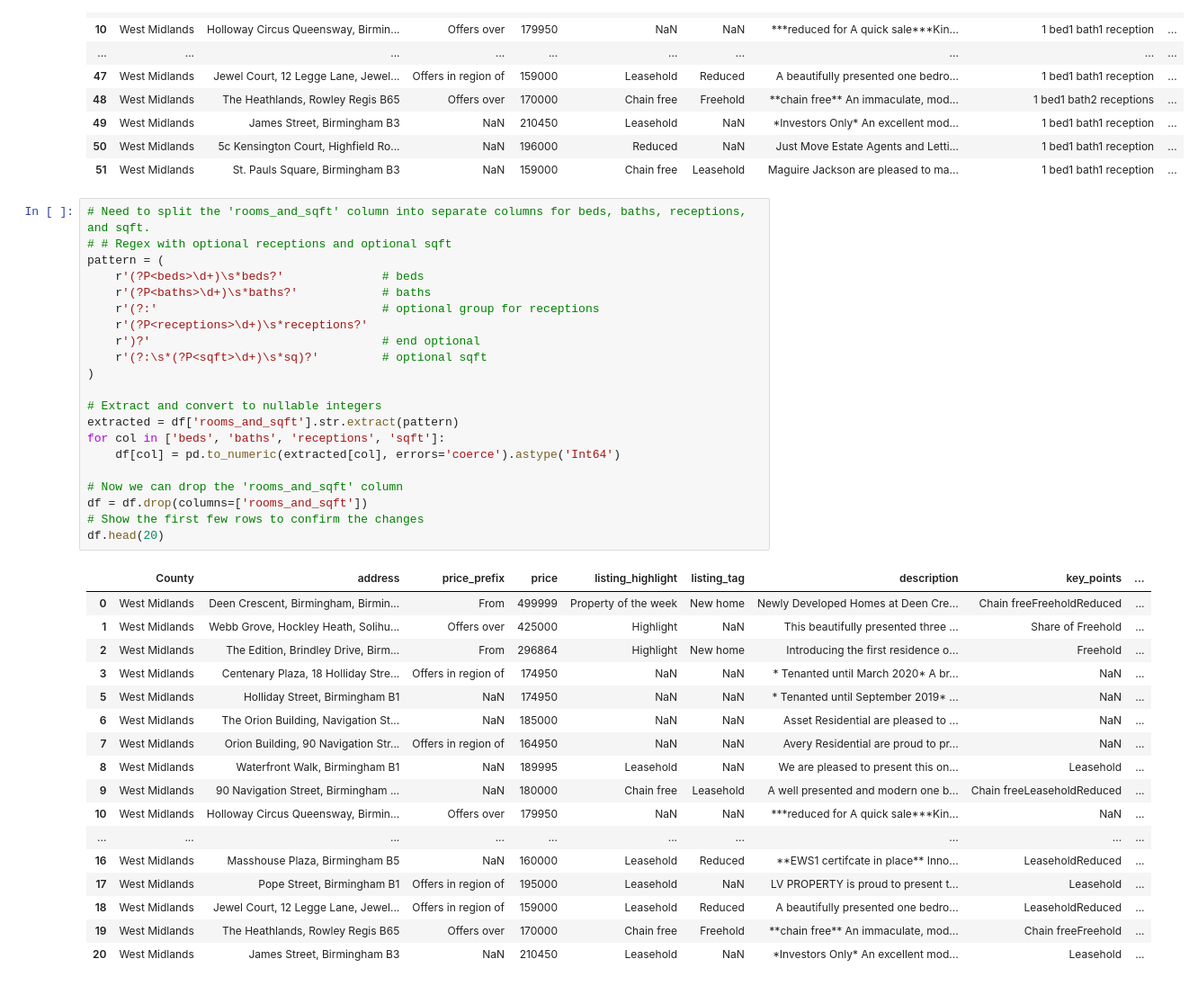
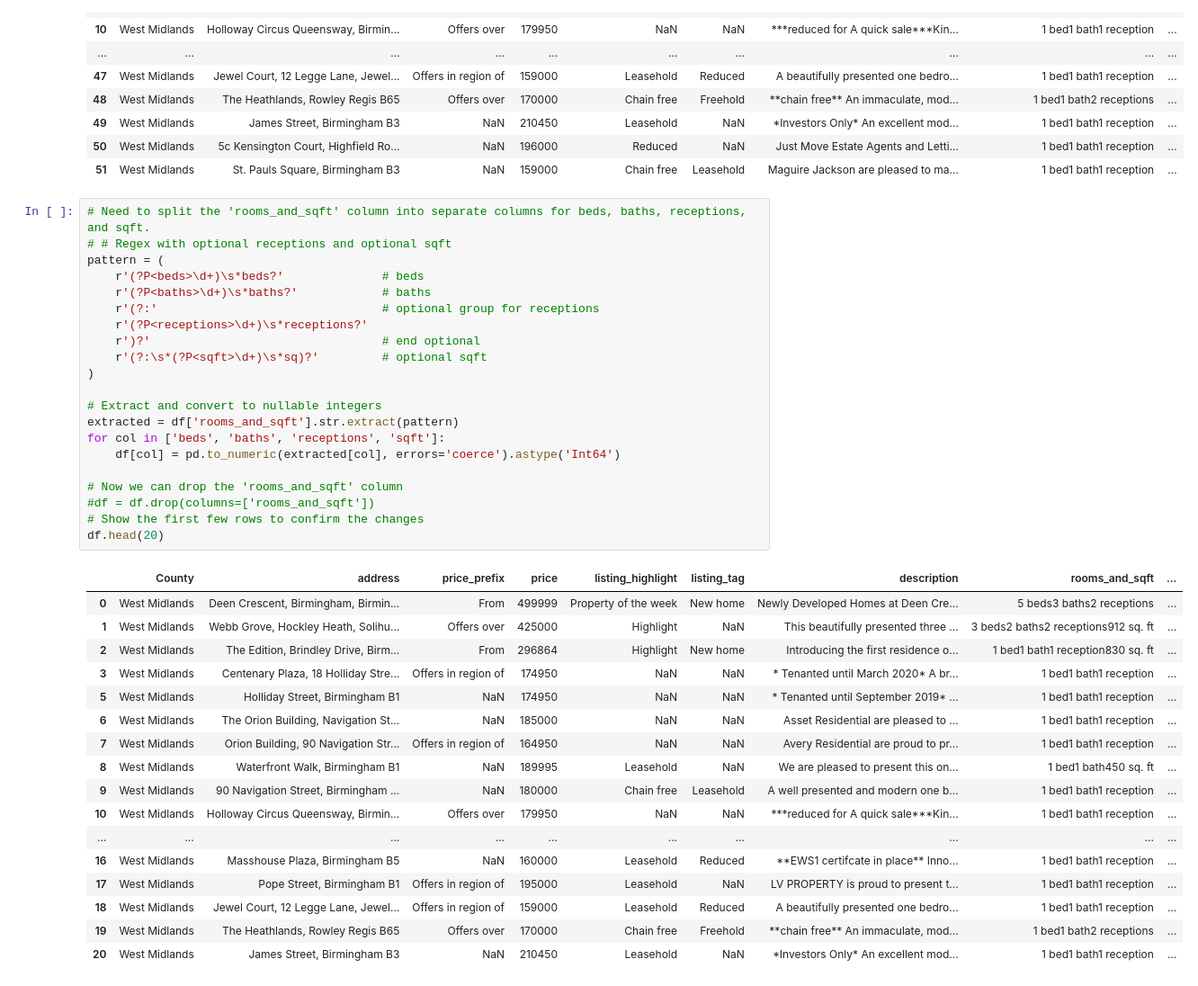
Before and after one commit to maleeper/how-to-use-jupyter-notebooks, a Jupyter notebook: jupyter_notebook/houses_for_sale.ipynb, the cells around one changed output. Shown at 90% size. Saved outputs shown, nothing was run; the diff lists cells and outputs as text.

```diff
--- a/jupyter_notebook/houses_for_sale.ipynb
+++ b/jupyter_notebook/houses_for_sale.ipynb
@@ -355,42 +355,42 @@ df.head(50)
 # %%
 # Need to split the 'rooms_and_sqft' column into separate columns for beds, baths, receptions, and sqft.
 # # Regex with optional receptions and optional sqft
 pattern = (
     r'(?P<beds>\d+)\s*beds?'              # beds
     r'(?P<baths>\d+)\s*baths?'            # baths
     r'(?:'                                # optional group for receptions
     r'(?P<receptions>\d+)\s*receptions?'
     r')?'                                 # end optional
     r'(?:\s*(?P<sqft>\d+)\s*sq)?'         # optional sqft
 )
 
 # Extract and convert to nullable integers
 extracted = df['rooms_and_sqft'].str.extract(pattern)
 for col in ['beds', 'baths', 'receptions', 'sqft']:
     df[col] = pd.to_numeric(extracted[col], errors='coerce').astype('Int64')
 
 # Now we can drop the 'rooms_and_sqft' column
-df = df.drop(columns=['rooms_and_sqft'])
+#df = df.drop(columns=['rooms_and_sqft'])
 # Show the first few rows to confirm the changes
 df.head(20)
 # %% [output]
-|  | County | address | price_prefix | price | listing_highlight | listing_tag | description | key_points | ... |
-| 0 | West Midlands | Deen Crescent, Birmingham, Birmin... | From | 499999 | Property of the week | New home | Newly Developed Homes at Deen Cre... | Chain freeFreeholdReduced | ... |
-| 1 | West Midlands | Webb Grove, Hockley Heath, Solihu... | Offers over | 425000 | Highlight | NaN | This beautifully presented three ... | Share of Freehold | ... |
-| 2 | West Midlands | The Edition, Brindley Drive, Birm... | From | 296864 | Highlight | New home | Introducing the first residence o... | Freehold | ... |
-| 3 | West Midlands | Centenary Plaza, 18 Holliday Stre... | Offers in region of | 174950 | NaN | NaN | * Tenanted until March 2020* A br... | NaN | ... |
-| 5 | West Midlands | Holliday Street, Birmingham B1 | NaN | 174950 | NaN | NaN | * Tenanted until September 2019* ... | NaN | ... |
-| 6 | West Midlands | The Orion Building, Navigation St... | NaN | 185000 | NaN | NaN | Asset Residential are pleased to ... | NaN | ... |
-| 7 | West Midlands | Orion Building, 90 Navigation Str... | Offers in region of | 164950 | NaN | NaN | Avery Residential are proud to pr... | NaN | ... |
-| 8 | West Midlands | Waterfront Walk, Birmingham B1 | NaN | 189995 | Leasehold | NaN | We are pleased to present this on... | Leasehold | ... |
-| 9 | West Midlands | 90 Navigation Street, Birmingham ... | NaN | 180000 | Chain free | Leasehold | A well presented and modern one b... | Chain freeLeaseholdReduced | ... |
-| 10 | West Midlands | Holloway Circus Queensway, Birmin... | Offers over | 179950 | NaN | NaN | ***reduced for A quick sale***Kin... | NaN | ... |
+|  | County | address | price_prefix | price | listing_highlight | listing_tag | description | rooms_and_sqft | ... |
+| 0 | West Midlands | Deen Crescent, Birmingham, Birmin... | From | 499999 | Property of the week | New home | Newly Developed Homes at Deen Cre... | 5 beds3 baths2 receptions | ... |
+| 1 | West Midlands | Webb Grove, Hockley Heath, Solihu... | Offers over | 425000 | Highlight | NaN | This beautifully presented three ... | 3 beds2 baths2 receptions912 sq. ft | ... |
+| 2 | West Midlands | The Edition, Brindley Drive, Birm... | From | 296864 | Highlight | New home | Introducing the first residence o... | 1 bed1 bath1 reception830 sq. ft | ... |
+| 3 | West Midlands | Centenary Plaza, 18 Holliday Stre... | Offers in region of | 174950 | NaN | NaN | * Tenanted until March 2020* A br... | 1 bed1 bath1 reception | ... |
+| 5 | West Midlands | Holliday Street, Birmingham B1 | NaN | 174950 | NaN | NaN | * Tenanted until September 2019* ... | 1 bed1 bath1 reception | ... |
+| 6 | West Midlands | The Orion Building, Navigation St... | NaN | 185000 | NaN | NaN | Asset Residential are pleased to ... | 1 bed1 bath1 reception | ... |
+| 7 | West Midlands | Orion Building, 90 Navigation Str... | Offers in region of | 164950 | NaN | NaN | Avery Residential are proud to pr... | 1 bed1 bath1 reception | ... |
+| 8 | West Midlands | Waterfront Walk, Birmingham B1 | NaN | 189995 | Leasehold | NaN | We are pleased to present this on... | 1 bed1 bath450 sq. ft | ... |
+| 9 | West Midlands | 90 Navigation Street, Birmingham ... | NaN | 180000 | Chain free | Leasehold | A well presented and modern one b... | 1 bed1 bath1 reception | ... |
+| 10 | West Midlands | Holloway Circus Queensway, Birmin... | Offers over | 179950 | NaN | NaN | ***reduced for A quick sale***Kin... | 1 bed1 bath1 reception | ... |
 | ... | ... | ... | ... | ... | ... | ... | ... | ... | ... |
-| 16 | West Midlands | Masshouse Plaza, Birmingham B5 | NaN | 160000 | Leasehold | Reduced | **EWS1 certifcate in place** Inno... | LeaseholdReduced | ... |
-| 17 | West Midlands | Pope Street, Birmingham B1 | Offers in region of | 195000 | Leasehold | NaN | LV PROPERTY is proud to present t... | Leasehold | ... |
-| 18 | West Midlands | Jewel Court, 12 Legge Lane, Jewel... | Offers in region of | 159000 | Leasehold | Reduced | A beautifully presented one bedro... | LeaseholdReduced | ... |
-| 19 | West Midlands | The Heathlands, Rowley Regis B65 | Offers over | 170000 | Chain free | Freehold | **chain free** An immaculate, mod... | Chain freeFreehold | ... |
-| 20 | West Midlands | James Street, Birmingham B3 | NaN | 210450 | Leasehold | NaN | *Investors Only* An excellent mod... | Leasehold | ... |
+| 16 | West Midlands | Masshouse Plaza, Birmingham B5 | NaN | 160000 | Leasehold | Reduced | **EWS1 certifcate in place** Inno... | 1 bed1 bath1 reception | ... |
+| 17 | West Midlands | Pope Street, Birmingham B1 | Offers in region of | 195000 | Leasehold | NaN | LV PROPERTY is proud to present t... | 1 bed1 bath1 reception | ... |
+| 18 | West Midlands | Jewel Court, 12 Legge Lane, Jewel... | Offers in region of | 159000 | Leasehold | Reduced | A beautifully presented one bedro... | 1 bed1 bath1 reception | ... |
+| 19 | West Midlands | The Heathlands, Rowley Regis B65 | Offers over | 170000 | Chain free | Freehold | **chain free** An immaculate, mod... | 1 bed1 bath2 receptions | ... |
+| 20 | West Midlands | James Street, Birmingham B3 | NaN | 210450 | Leasehold | NaN | *Investors Only* An excellent mod... | 1 bed1 bath1 reception | ... |
 # %%
 # We now to convert the 'key_points' column to a list strings separated by commas using the fact that
 #df['key_points'] = df['key_points'].str.split(',').apply(lambda x:
```
Also changed, not shown: parts of 13 cells of this notebook, 1 other file.
